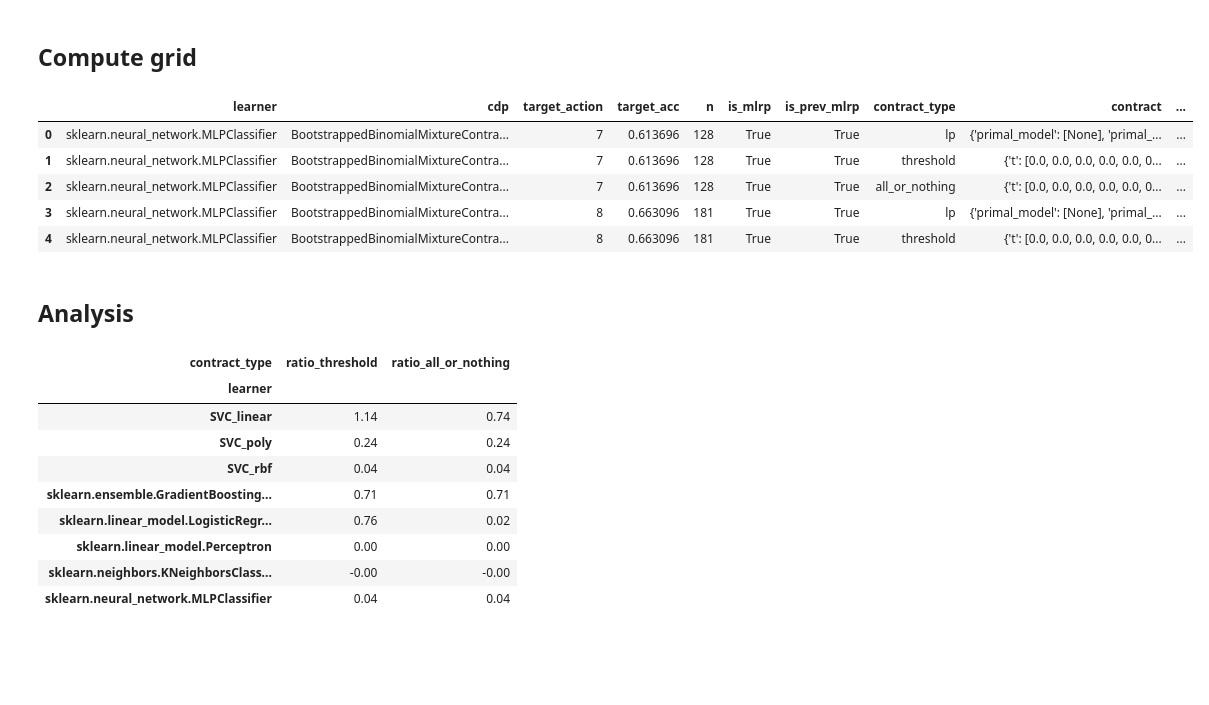
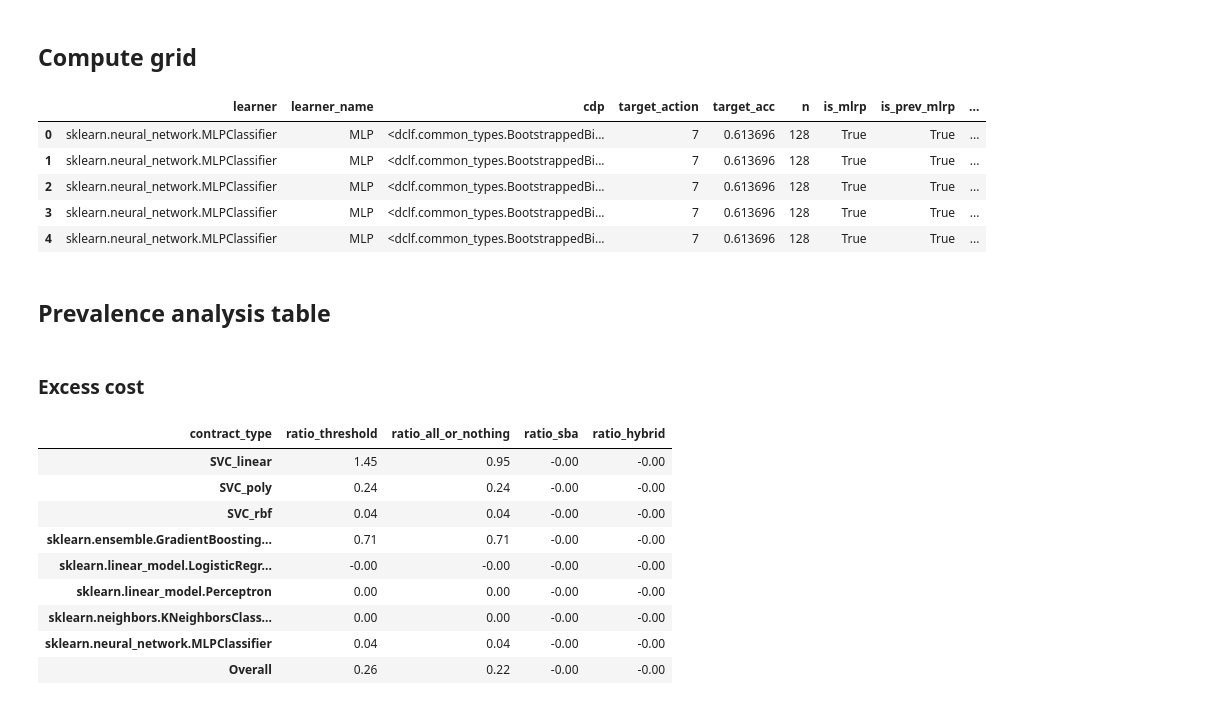
Before and after one commit to edensaig/delegated-classification, a Jupyter notebook: empirical_robustness.ipynb, the cells around one changed output. Drawn from its saved outputs; the diff is of its cells as text; code cells hidden in the pictures; blank space fills up the shorter version.

```diff
--- a/empirical_robustness.ipynb
+++ b/empirical_robustness.ipynb
@@ -80,27 +56,14 @@ contracts = {
         dclf.FullEnumerationContract.design,
         monotone=False,
     ),
+    'sba': functools.partial(
+        dclf.MinBudgetSingleBindingActionContract.design,
+        compare_to_all=False,
+    ),
+    'hybrid': dclf.MinBudgetHybridContract.design,
 }
 
-def measure_time(f):
-    def g(*args, **kwargs):
-        start = time.time()
-        result = f(*args, **kwargs)
-        end = time.time()
-        dt = end-start
-        return result, dt
-    return g
-
 EPS = 1e-6
-
-is_monotone = lambda t, eps=EPS: (np.diff(t)>=-eps).all()
-
-def is_threshold(t, eps=EPS):
-    close_to_max = t>t.max()-eps
-    close_to_min = t<t.min()+eps
-    two_distinct_values = (close_to_min | close_to_max).all()
-    no_mix = np.arange(len(t))[close_to_max].min() > np.arange(len(t))[close_to_min].max()
-    return two_distinct_values and no_mix
 
 selected_m = param(10,'selected_m')
 
@@ -128,47 +91,52 @@ for learner in tqdm(learners, position=0):
         for contract_type, design_func in contracts.items():
             out = {
                 'learner': learner,
+                'learner_name': dclf.lcdb_learner_names[learner],
                 'cdp': cdp,
                 'target_action': target,
                 'target_acc': cdp.mean_acc[target],
                 'n': c,
                 'is_mlrp': mlrp,
                 'is_prev_mlrp': prev_mlrp,
                 'contract_type': contract_type,
                 'contract': None,
                 'is_feasible': False,
             }
 
             try:
-                contract, dt = measure_time(design_func)(
+                contract = design_func(
                     design_problem=cdp,
                     target_action=target,
                 )
                 out['contract'] = contract
                 if contract['t'][0]==None:
                     raise RuntimeError
                 response = dclf.get_agent_response(cdp,contract['t'])
                 if response.selected_action<target:
                     raise RuntimeError
                 out['is_feasible'] = True
                 out['t'] = contract['t']
-                out['is_monotone'] = is_monotone(contract['t'])
-                out['is_threshold'] = is_threshold(contract['t'])
+                out['is_monotone'] = dclf.is_monotone(contract['t'])
+                out['is_threshold'] = dclf.is_threshold(contract['t'])
+                out['is_all_or_nothing'] = dclf.is_all_or_nothing(contract['t'])
+                out['is_local'] = contract.get('solver')=='sba'
                 out['B'] = contract['t'].max()
-                out['time'] = dt
+                out['wall_time'] = contract['wall_time']
             except (ZeroDivisionError, RuntimeError) as e:
                 out['error'] = e
 
             lp_results.append(out)
 
 lp_results_df = pd.DataFrame(lp_results)
 lp_results_df.head()
 # %% [output]
-|  | learner | cdp | target_action | target_acc | n | is_mlrp | is_prev_mlrp | contract_type | contract | ... |
-| 0 | sklearn.neural_network.MLPClassifier | BootstrappedBinomialMixtureContra... | 7 | 0.613696 | 128 | True | True | lp | {'primal_model': [None], 'primal_... | ... |
-| 1 | sklearn.neural_network.MLPClassifier | BootstrappedBinomialMixtureContra... | 7 | 0.613696 | 128 | True | True | threshold | {'t': [0.0, 0.0, 0.0, 0.0, 0.0, 0... | ... |
-| 2 | sklearn.neural_network.MLPClassifier | BootstrappedBinomialMixtureContra... | 7 | 0.613696 | 128 | True | True | all_or_nothing | {'t': [0.0, 0.0, 0.0, 0.0, 0.0, 0... | ... |
-| 3 | sklearn.neural_network.MLPClassifier | BootstrappedBinomialMixtureContra... | 8 | 0.663096 | 181 | True | True | lp | {'primal_model': [None], 'primal_... | ... |
-| 4 | sklearn.neural_network.MLPClassifier | BootstrappedBinomialMixtureContra... | 8 | 0.663096 | 181 | True | True | threshold | {'t': [0.0, 0.0, 0.0, 0.0, 0.0, 0... | ... |
+|  | learner | learner_name | cdp | target_action | target_acc | n | is_mlrp | is_prev_mlrp | ... |
+| 0 | sklearn.neural_network.MLPClassifier | MLP | <dclf.common_types.BootstrappedBi... | 7 | 0.613696 | 128 | True | True | ... |
+| 1 | sklearn.neural_network.MLPClassifier | MLP | <dclf.common_types.BootstrappedBi... | 7 | 0.613696 | 128 | True | True | ... |
+| 2 | sklearn.neural_network.MLPClassifier | MLP | <dclf.common_types.BootstrappedBi... | 7 | 0.613696 | 128 | True | True | ... |
+| 3 | sklearn.neural_network.MLPClassifier | MLP | <dclf.common_types.BootstrappedBi... | 7 | 0.613696 | 128 | True | True | ... |
+| 4 | sklearn.neural_network.MLPClassifier | MLP | <dclf.common_types.BootstrappedBi... | 7 | 0.613696 | 128 | True | True | ... |
 # %% [markdown]
-## Analysis
+## Prevalence analysis table
+# %% [markdown]
+### Excess cost
@@ -188,21 +161,21 @@ ratio_s = (
         columns='contract_type',
         values='B',
     )
-    .dropna(subset='lp')
+    # .dropna(subset='lp')
+    .dropna(subset=set(contracts)-{'sba'})
     .assign(**new_cols)
     .iloc[:,-len(new_cols):]
-    .groupby(level=0)
-    .mean()
+    .pipe(groupby_overall)
 )
 (ratio_s*100).style.format('{:.2f}')
 # %% [output]
-| contract_type | ratio_threshold | ratio_all_or_nothing |
-| learner |  |  |
-| SVC_linear | 1.14 | 0.74 |
-| SVC_poly | 0.24 | 0.24 |
-| SVC_rbf | 0.04 | 0.04 |
-| sklearn.ensemble.GradientBoosting... | 0.71 | 0.71 |
-| sklearn.linear_model.LogisticRegr... | 0.76 | 0.02 |
-| sklearn.linear_model.Perceptron | 0.00 | 0.00 |
-| sklearn.neighbors.KNeighborsClass... | -0.00 | -0.00 |
-| sklearn.neural_network.MLPClassifier | 0.04 | 0.04 |
+| contract_type | ratio_threshold | ratio_all_or_nothing | ratio_sba | ratio_hybrid |
+| SVC_linear | 1.45 | 0.95 | -0.00 | -0.00 |
+| SVC_poly | 0.24 | 0.24 | -0.00 | -0.00 |
+| SVC_rbf | 0.04 | 0.04 | -0.00 | -0.00 |
+| sklearn.ensemble.GradientBoosting... | 0.71 | 0.71 | -0.00 | -0.00 |
+| sklearn.linear_model.LogisticRegr... | -0.00 | -0.00 | -0.00 | -0.00 |
+| sklearn.linear_model.Perceptron | 0.00 | 0.00 | -0.00 | -0.00 |
+| sklearn.neighbors.KNeighborsClass... | 0.00 | 0.00 | -0.00 | -0.00 |
+| sklearn.neural_network.MLPClassifier | 0.04 | 0.04 | -0.00 | -0.00 |
+| Overall | 0.26 | 0.22 | -0.00 | -0.00 |
```
Also changed, not shown: parts of 15 cells of this notebook, 14 other files.
